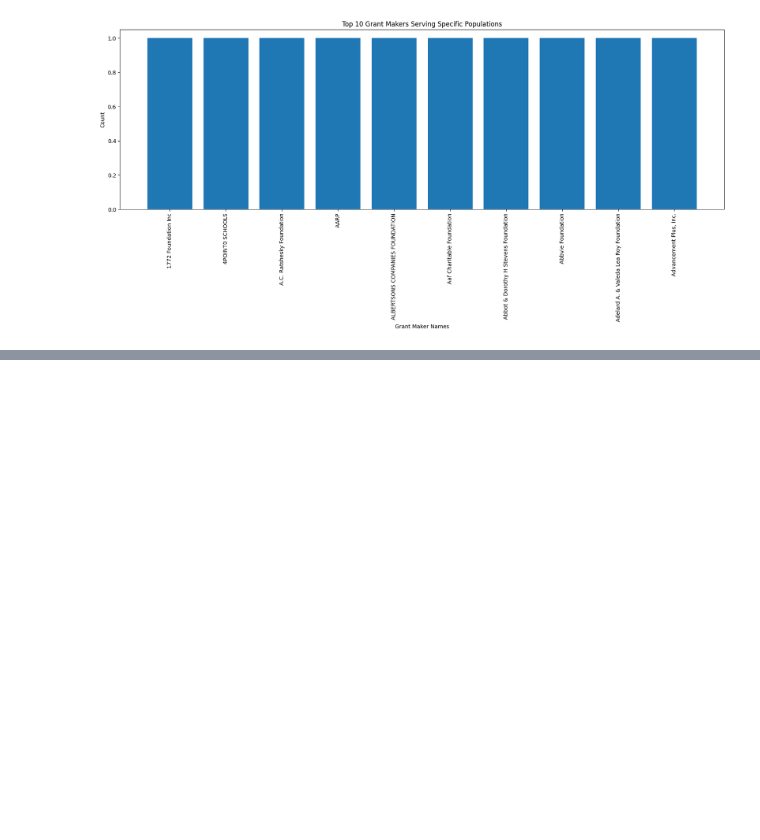
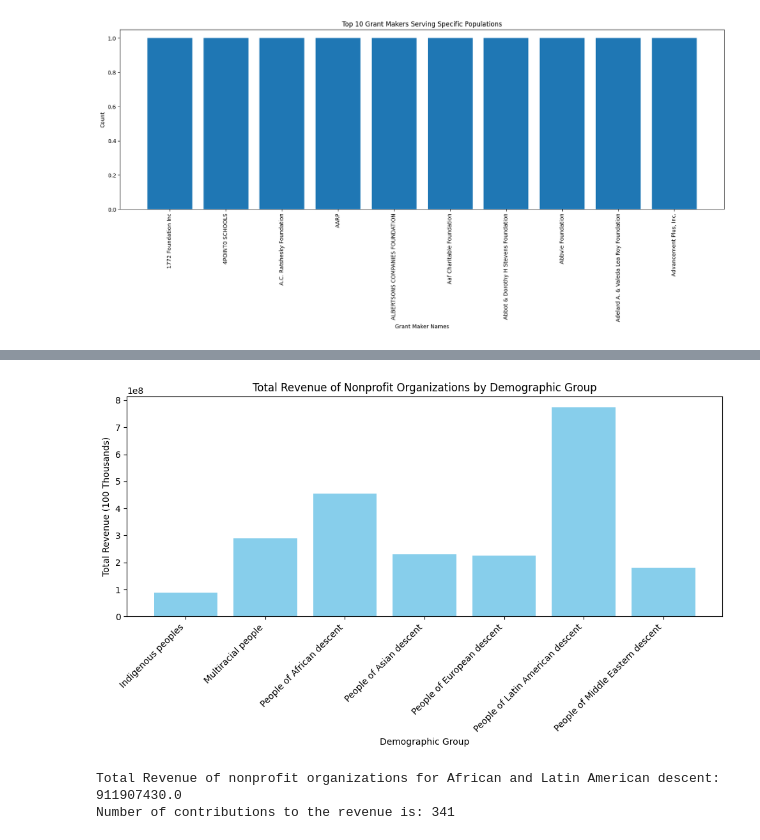
Before and after one commit to BU-Spark/ds-ncf-charitable-giving, a Jupyter notebook: sp24-team-b/Task1.ipynb, the cells around one changed output, grey strips where cells are left out. Drawn from its saved outputs; the diff is of its cells as text; code cells hidden in the pictures; blank space fills up the shorter version.

```diff
--- a/sp24-team-b/Task1.ipynb
+++ b/sp24-team-b/Task1.ipynb
@@ -92,21 +104,53 @@ plt.show()
 # %%
 import pandas as pd
+import matplotlib.pyplot as plt
 
-base_bundle = pd.read_csv('sp24-team-b\Base_bundle.csv', low_memory=False)
+base_bundle = pd.read_csv('data\Base_bundle.csv', low_memory=False)
 
 
 # Step 1: Filter organizations with recipient subject codes for people of African and Latin American descent
 filtered_nonProfit = base_bundle[base_bundle['pcs_population'].str.contains('PE030000|PE050000', na=False)]
-print(filtered_nonProfit.head(10))
 
 
-# Step 2: Calculate total contributions and revenue
-total_contributions = filtered_nonProfit['CONTRIB_ALL'].sum()
+row_count = filtered_nonProfit.shape[0]
 
-# prin"Filtered_non profit" + t(filtered_nonProfit['total_revenue'])
 
 total_revenue = filtered_nonProfit['total_revenue'].sum()
 
+
+
+# Define dictionary mapping demographic groups to their respective codes
+population_codes = {
+    'Indigenous peoples': 'PE060000',
+    'Multiracial people': 'PE070000',
+    'People of African descent': 'PE030000',
+    'People of Asian descent': 'PE020000',
+    'People of European descent': 'PE040000',
+    'People of Latin American descent': 'PE050000',
+    'People of Middle Eastern descent': 'PE010000'
+}
+
+# Step 1: Filter organizations based on recipient subject codes for each demographic group
+total_revenues = {}
+for group, code in population_codes.items():
+    filtered_df = base_bundle[base_bundle['pcs_population'].str.contains(code, na=False)]
+    total_revenues[group] = filtered_df['total_revenue'].sum()
+
+# Step 2: Create a bar plot for the total revenue for each demographic group
+plt.figure(figsize=(10, 6))
+plt.bar(total_revenues.keys(), total_revenues.values(), color='skyblue')
+plt.xlabel('Demographic Group')
+plt.ylabel('Total Revenue (100 Thousands)')
+plt.title('Total Revenue of Nonprofit Organizations by Demographic Group')
+plt.xticks(rotation=45, ha='right')  # Rotate x-axis labels for better readability
+plt.tight_layout()  # Adjust layout to prevent clipping of labels
+plt.show()
+
+
 # Display the results
-# print("Total Contributions of nonprofit organizations for African and Latin American descent:", total_contributions)
 print("Total Revenue of nonprofit organizations for African and Latin American descent:", total_revenue)
+print("Number of contributions to the revenue is:", row_count)
+# %% [output]
+[figure, added]
+Total Revenue of nonprofit organizations for African and Latin American descent: 911907430.0
+Number of contributions to the revenue is: 341
```
Also changed, not shown: parts of 1 cell of this notebook.
